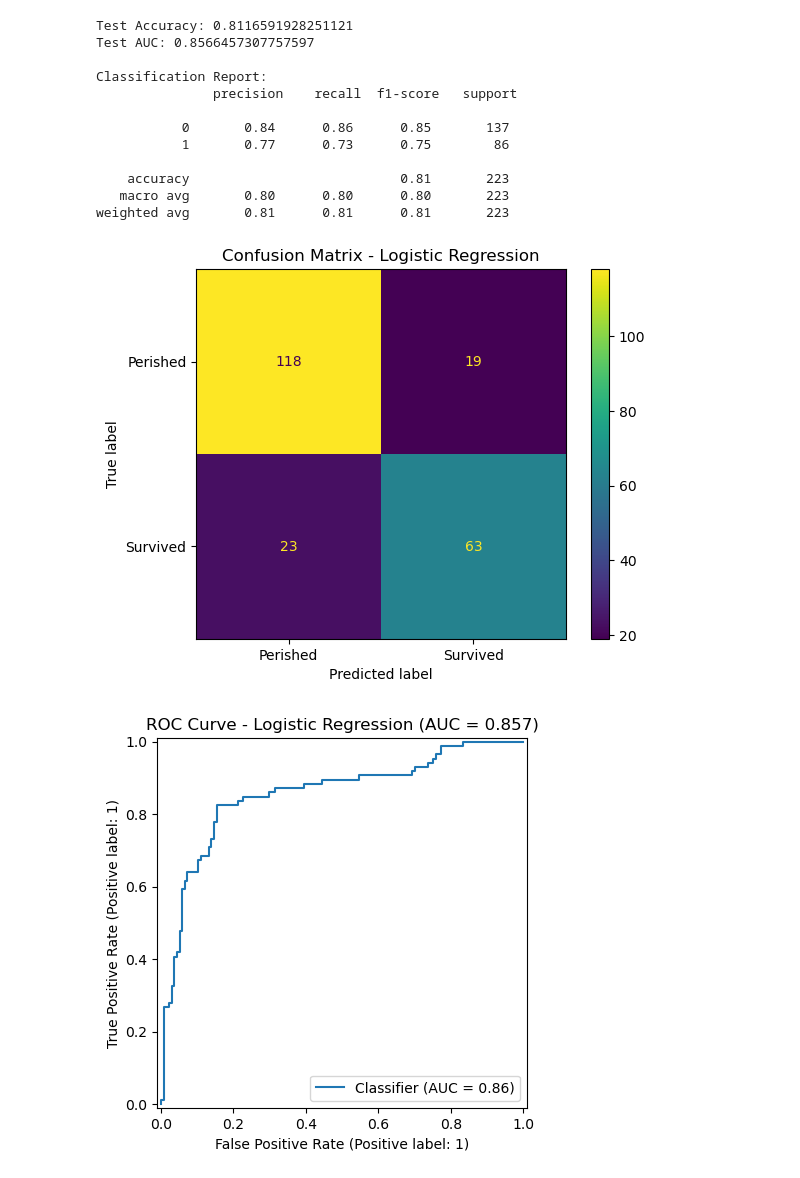
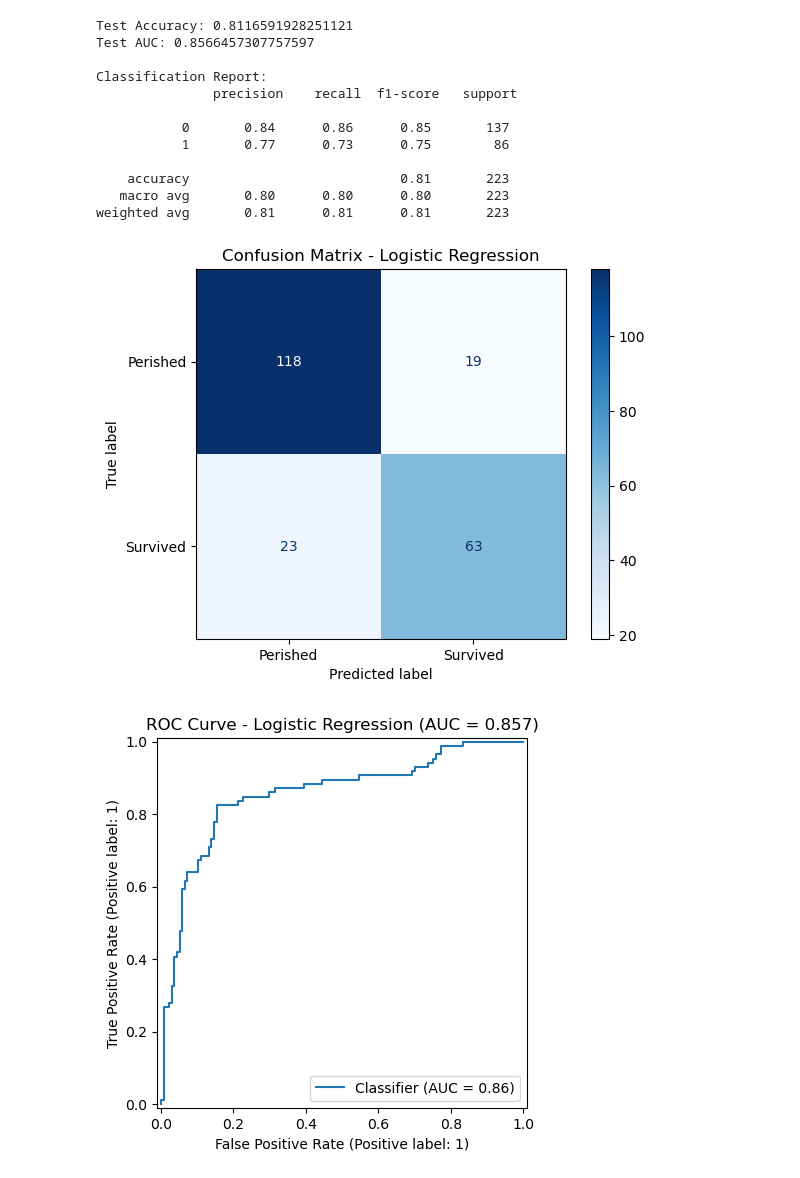
Before and after one commit to rmkamphuis/DATA_572_Project, a Jupyter notebook: Project_Code_572.ipynb, the cells around one changed output. Cells and saved outputs as stored; diff of their text form; code cells hidden in the pictures.

```diff
--- a/Project_Code_572.ipynb
+++ b/Project_Code_572.ipynb
@@ -233,14 +231,14 @@ Classification Report:
 weighted avg       0.81      0.81      0.81       223
 # %%
 #Confusion Matrix
-
 ConfusionMatrixDisplay.from_predictions(
     y_test, y_pred,
-    display_labels=["Perished", "Survived"]
+    display_labels=["Perished", "Survived"],
+    cmap="Blues"
 )
 plt.title("Confusion Matrix - Logistic Regression")
 plt.show()
 # %% [output]
-[figure, old version]
+[figure, new version]
 # %%
 #ROC Curve + AUC
```
Also changed, not shown: parts of 5 cells of this notebook, 1 other file.
